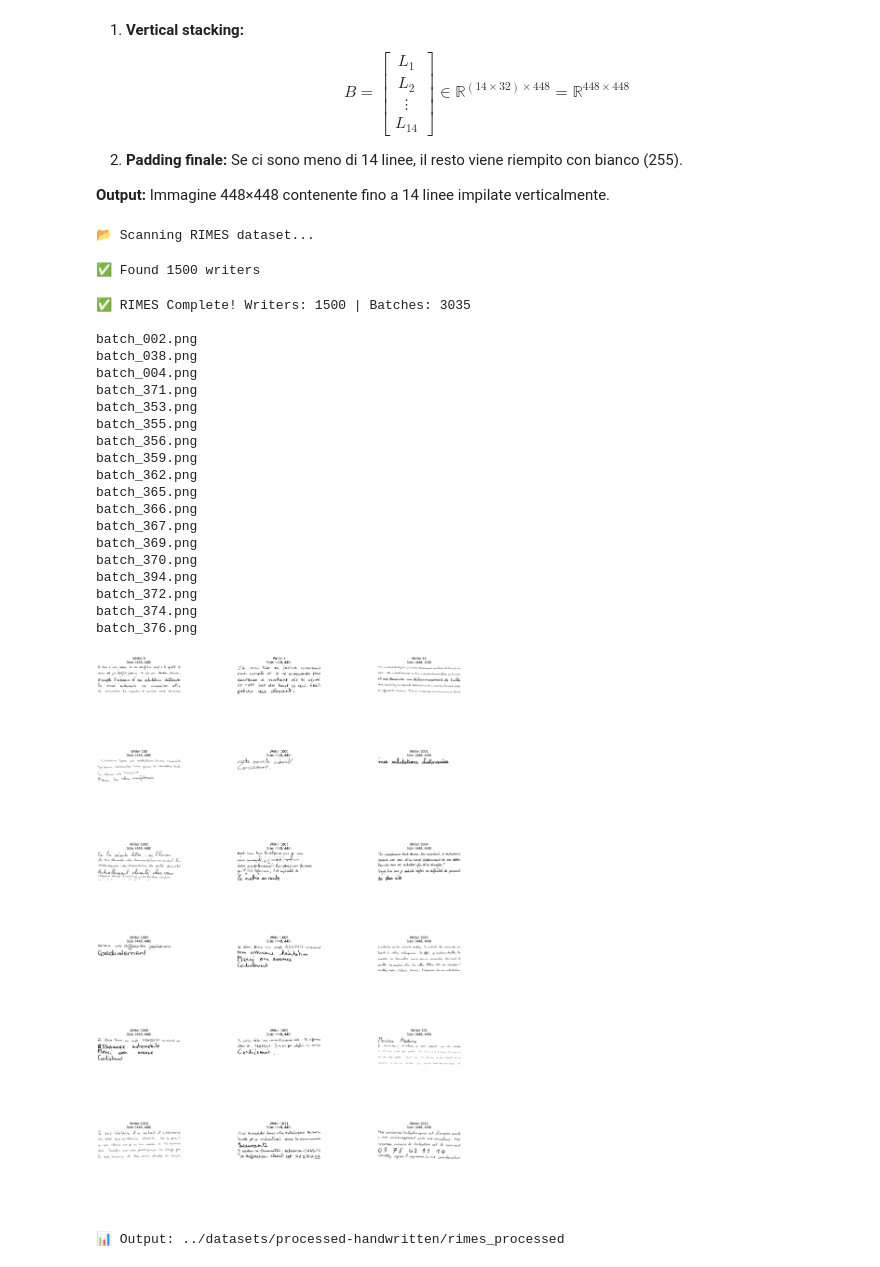
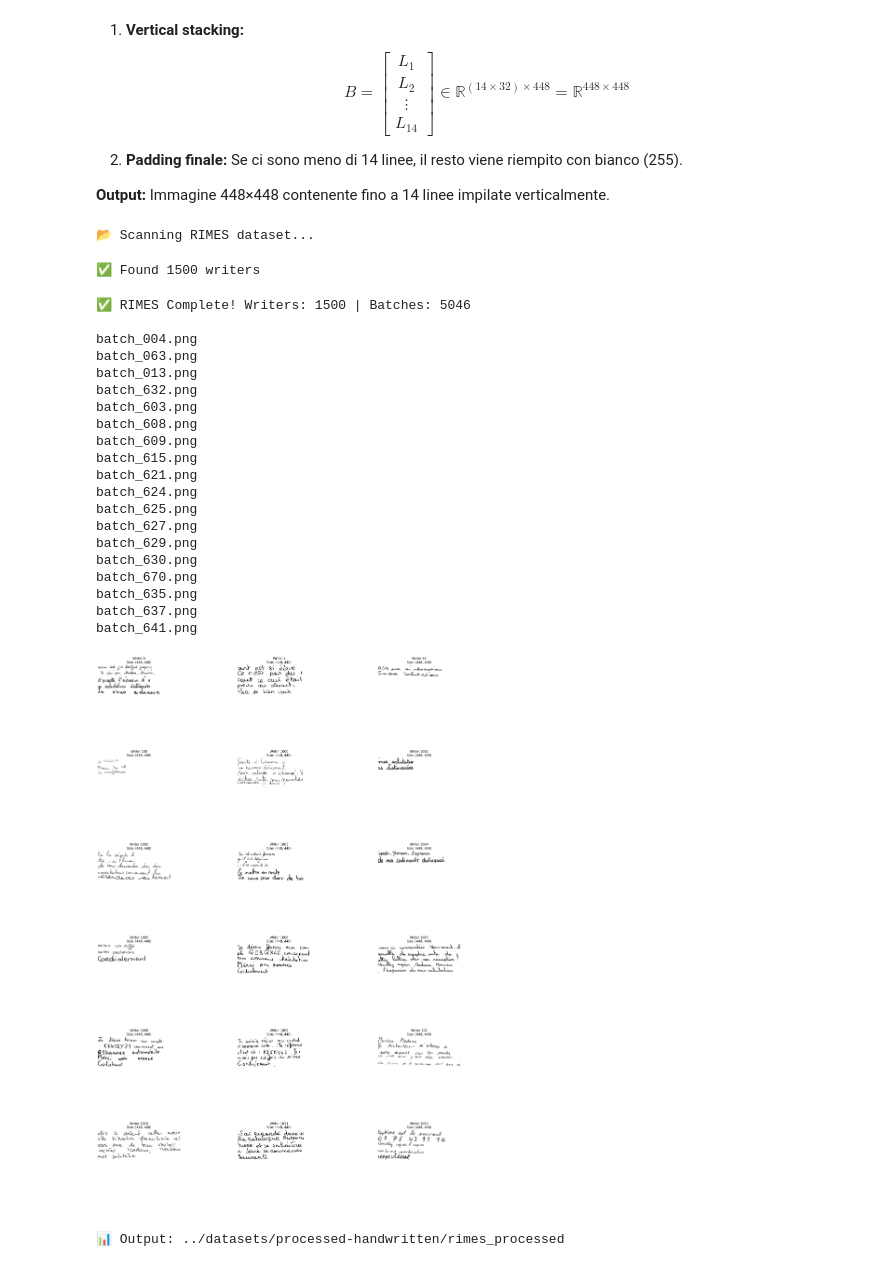
Before and after one commit to lorenzo-arcioni/HandVerify, a Jupyter notebook: notebooks/Datasets Preprocessing.ipynb, the cells around one changed output. Drawn from its saved outputs; the diff is of its cells as text; code cells hidden in the pictures.

```diff
--- a/notebooks/Datasets Preprocessing.ipynb
+++ b/notebooks/Datasets Preprocessing.ipynb
@@ -813,13 +761,14 @@ Le linee vengono raggruppate per writer e impilate verticalmente in batch da 14
 
 **Output:** Immagine 448×448 contenente fino a 14 linee impilate verticalmente.
 # %%
-"""Pipeline completa RIMES"""
-os.makedirs(RIMES_OUTPUT, exist_ok=True)
+"""Pipeline completa RIMES con altezza uniforme per author"""
+
+if os.path.exists(RIMES_OUTPUT): shutil.rmtree(RIMES_OUTPUT)  # elimina la cartella e tutto il contenuto
+os.makedirs(RIMES_OUTPUT)
 
 # Raggruppa per writer
 writer_images = defaultdict(list)
 print("📂 Scanning RIMES dataset...")
-
 for img_name in tqdm(sorted(os.listdir(RIMES_INPUT))):
     if not img_name.endswith(('.jpg', '.png', '.jpeg')):
         continue
@@ -837,58 +786,77 @@ print(f"✅ Found {len(writer_images)} writers\n")
 total_batches = 0
 for writer_id, image_paths in tqdm(writer_images.items(), desc="RIMES writers"):
     writer_folder = os.path.join(RIMES_OUTPUT, writer_id)
     os.makedirs(writer_folder, exist_ok=True)
 
-    # Preprocessa linee
-    lines = []
+    # Prima passata: preprocessa e trova altezza minima
+    cropped_lines = []
+    min_height = float('inf')
+
     for img_path in image_paths:
         img = cv2.imread(img_path)
         if img is not None:
-            line = preprocess_rimes_line(img)
-            if line is not None:
-                lines.append(line)
+            line_splits = preprocess_rimes_line(img)
+            for line in line_splits:
+                cropped_lines.append(line)
+                min_height = min(min_height, line.shape[0])
 
-    if not lines:
+    if not cropped_lines:
         continue
 
-    # Crea batch
+    # Assicurati che l'altezza sia ragionevole
+    min_height = max(min_height, 20)
+    min_height = min(min_height, LINE_HEIGHT)
+
+    # Seconda passata: resize TUTTE le linee alla stessa altezza (quella minima)
+    lines = []
+    for cropped_line in cropped_lines:
+        resized_line = resize_to_fixed_height(cropped_line, min_height, TARGET_SIZE)
+        lines.append(resized_line)
+
+    # Verifica che tutte le linee abbiano la stessa altezza
+    assert all(line.shape[0] == min_height for line in lines), "Le linee non hanno tutte la stessa altezza!"
+
+    # Crea batch - ora tutte le linee hanno la stessa altezza garantita
     for i in range(0, len(lines), LINES_PER_BATCH):
-        batch = np.vstack(lines[i:i + LINES_PER_BATCH])
+        batch_lines = lines[i:i + LINES_PER_BATCH]
+        batch = np.vstack(batch_lines)
+
         canvas = np.full((TARGET_SIZE, TARGET_SIZE), 255, dtype=np.uint8)
         canvas[:batch.shape[0], :] = batch
+
         cv2.imwrite(
             os.path.join(writer_folder, f"batch_{total_batches:03d}.png"),
             canvas
         )
         total_batches += 1
 
 print(f"✅ RIMES Complete! Writers: {len(writer_images)} | Batches: {total_batches}\n")
 
 # Visualizza
 visualize_samples(RIMES_OUTPUT, 'rimes_samples.png')
 print(f"📊 Output: {RIMES_OUTPUT}\n")
 # %% [output]
 📂 Scanning RIMES dataset...
 ✅ Found 1500 writers
-✅ RIMES Complete! Writers: 1500 | Batches: 3035
+✅ RIMES Complete! Writers: 1500 | Batches: 5046
 
-batch_002.png
-batch_038.png
 batch_004.png
-batch_371.png
-batch_353.png
-batch_355.png
-batch_356.png
-batch_359.png
-batch_362.png
-batch_365.png
-batch_366.png
-batch_367.png
-batch_369.png
-batch_370.png
-batch_394.png
-batch_372.png
-batch_374.png
-batch_376.png
+batch_063.png
+batch_013.png
+batch_632.png
+batch_603.png
+batch_608.png
+batch_609.png
+batch_615.png
+batch_621.png
+batch_624.png
+batch_625.png
+batch_627.png
+batch_629.png
+batch_630.png
+batch_670.png
+batch_635.png
+batch_637.png
+batch_641.png
-[figure, old version]
+[figure, new version]
 📊 Output: ../datasets/processed-handwritten/rimes_processed
```
Also changed, not shown: parts of 6 cells of this notebook, 20 other files.
